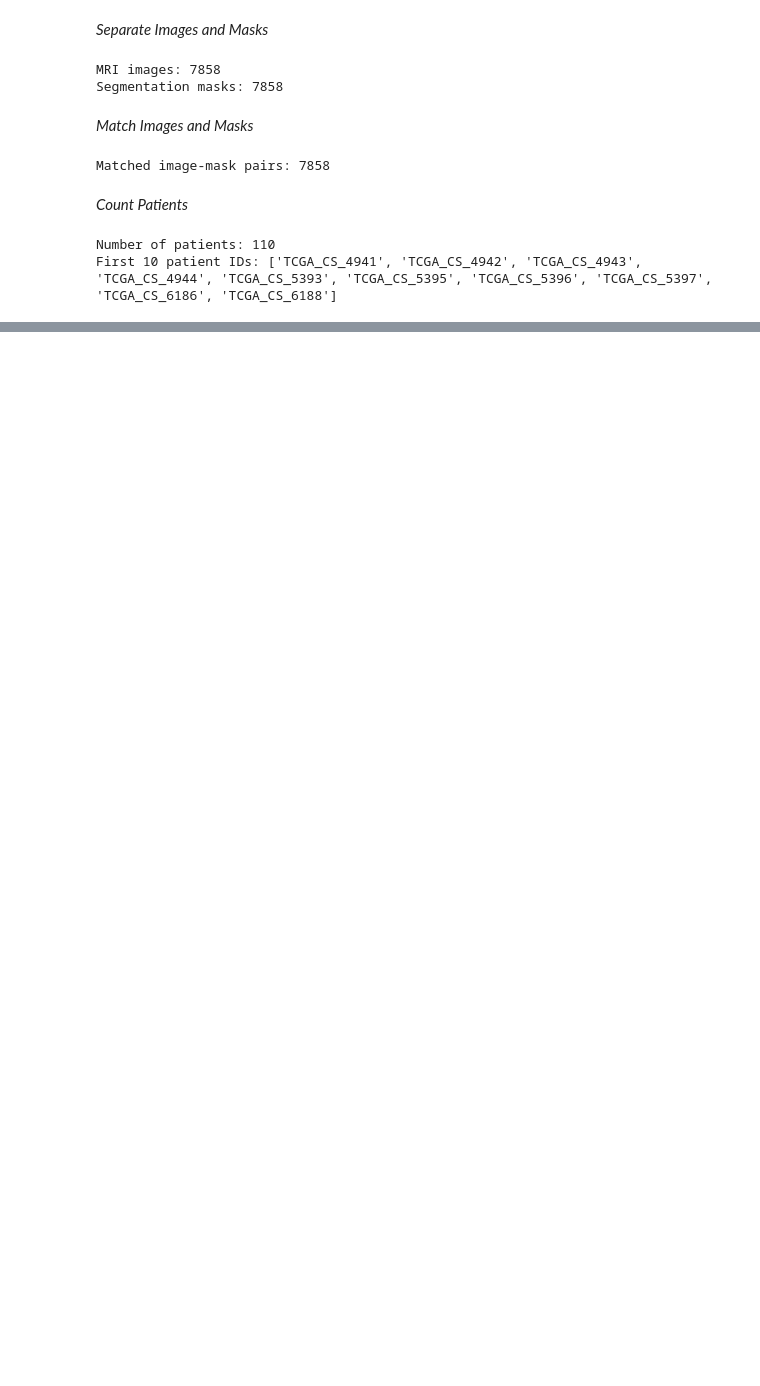
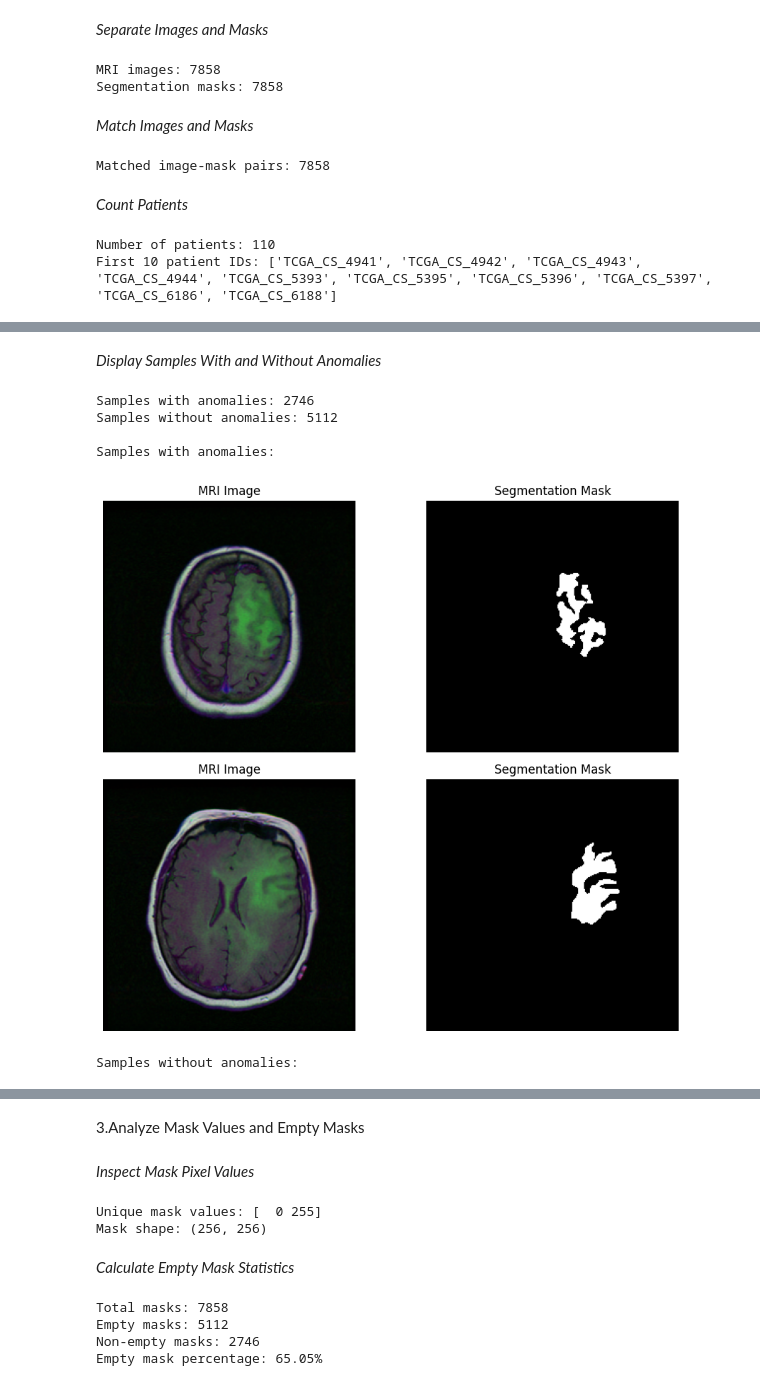
Before and after one commit to benameur21/Brain-Tumor-Segmentation-UNet-TL, a Jupyter notebook: Brain_tumor.ipynb, the cells around one changed output, grey strips where cells are left out. Cells and saved outputs as stored; diff of their text form; code cells hidden in the pictures; blank space fills up the shorter version.

```diff
--- a/Brain_tumor.ipynb
+++ b/Brain_tumor.ipynb
@@ -161,0 +204,29 @@ First 10 patient IDs: ['TCGA_CS_4941', 'TCGA_CS_4942', 'TCGA_CS_4943', 'TCGA_CS_
+# %% [markdown]
+*Display Samples With and Without Anomalies*
+# %%
+positive_samples = []
+negative_samples = []
+
+for image_path, mask_path in image_mask_pairs:
+    mask = cv2.imread(mask_path, cv2.IMREAD_GRAYSCALE)
+
+    if np.any(mask > 0):
+        positive_samples.append((image_path, mask_path))
+    else:
+        negative_samples.append((image_path, mask_path))
+
+print("Samples with anomalies:", len(positive_samples))
+print("Samples without anomalies:", len(negative_samples))
+
+print("\nSamples with anomalies:")
+display_samples(positive_samples, n=2)
+
+print("\nSamples without anomalies:")
+display_samples(negative_samples, n=2)
+# %% [output]
+Samples with anomalies: 2746
+Samples without anomalies: 5112
+
+Samples with anomalies:
+[figure, added]
+Samples without anomalies:
@@ -161,0 +234,35 @@ First 10 patient IDs: ['TCGA_CS_4941', 'TCGA_CS_4942', 'TCGA_CS_4943', 'TCGA_CS_
+# %% [markdown]
+3.Analyze Mask Values and Empty Masks
+# %% [markdown]
+*Inspect Mask Pixel Values*
+# %%
+sample_mask = cv2.imread(
+    image_mask_pairs[0][1],
+    cv2.IMREAD_GRAYSCALE
+)
+
+unique_values = np.unique(sample_mask)
+
+print("Unique mask values:", unique_values)
+print("Mask shape:", sample_mask.shape)
+# %% [output]
+Unique mask values: [  0 255]
+Mask shape: (256, 256)
+# %% [markdown]
+*Calculate Empty Mask Statistics*
+# %%
+total_masks = len(image_mask_pairs)
+empty_masks = len(negative_samples)
+non_empty_masks = len(positive_samples)
+
+empty_percentage = (empty_masks / total_masks) * 100
+
+print("Total masks:", total_masks)
+print("Empty masks:", empty_masks)
+print("Non-empty masks:", non_empty_masks)
+print(f"Empty mask percentage: {empty_percentage:.2f}%")
+# %% [output]
+Total masks: 7858
+Empty masks: 5112
+Non-empty masks: 2746
+Empty mask percentage: 65.05%
```
Also changed, not shown: parts of 11 cells of this notebook.
